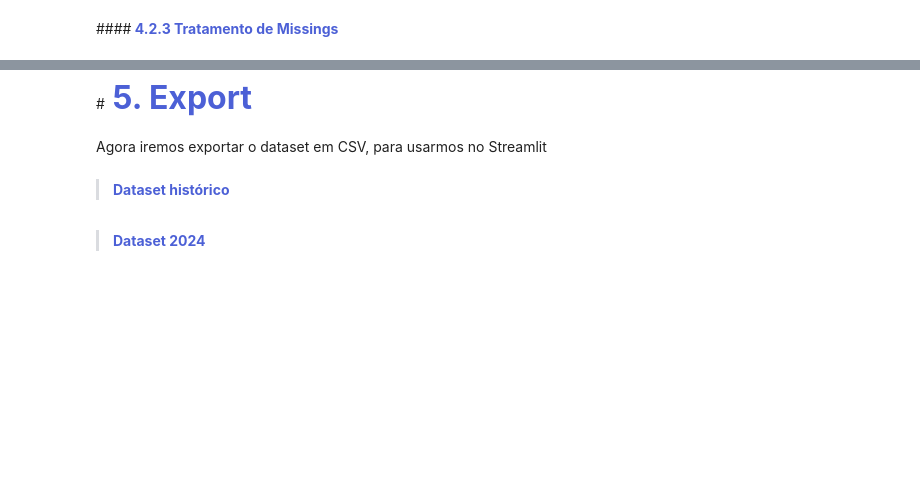
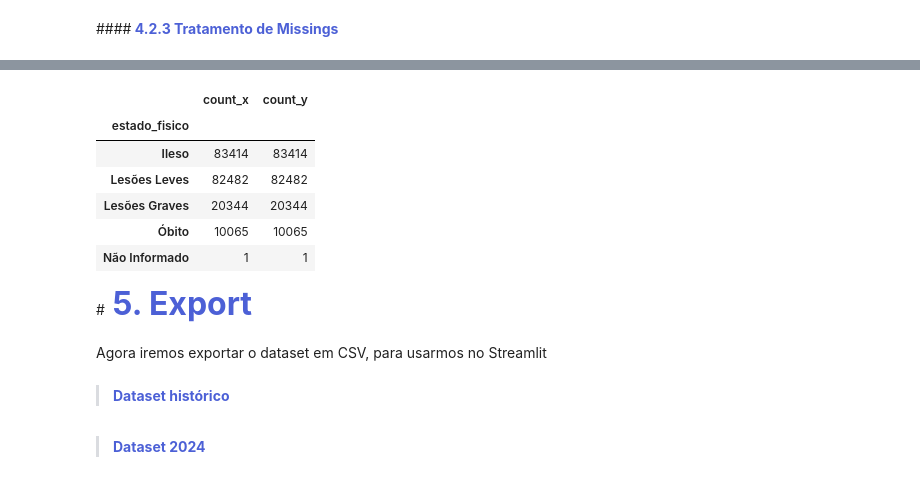
Before and after one commit to gabrielmprata/acidentes_transito, a Jupyter notebook: Acidentes_Rodoviarios_PreProc.ipynb, the cells around one changed output, grey strips where cells are left out. Cells and saved outputs as stored; diff of their text form; code cells hidden in the pictures; blank space fills up the shorter version.

```diff
--- a/Acidentes_Rodoviarios_PreProc.ipynb
+++ b/Acidentes_Rodoviarios_PreProc.ipynb
@@ -928,0 +927,6 @@ verifica_idade
+# %%
+# substituindo os NaN por 'Não Informado'
+df_pessoas['estado_fisico'].fillna('Não Informado', inplace=True)
+# %%
+aux_estado_fisico_ant = df_pessoas.estado_fisico.value_counts(dropna=False) #quantidade
+df_pessoas.estado_fisico.value_counts(dropna=False) #quantidade
@@ -928,0 +968,3 @@ verifica_idade
+# %%
+aux_estado_fisico_dep = df_pessoas.estado_fisico.value_counts(dropna=False) #quantidade
+df_pessoas.estado_fisico.value_counts(dropna=False) #quantidade
@@ -929,3 +980,14 @@ verifica_idade
+# %%
+result_nan =  pd.merge(aux_estado_fisico_ant, aux_estado_fisico_dep, left_on=['estado_fisico'], right_on=['estado_fisico'], how='left')
+result_nan
+# %% [output]
+|  | count_x | count_y |
+| estado_fisico |  |  |
+| Ileso | 83414 | 83414 |
+| Lesões Leves | 82482 | 82482 |
+| Lesões Graves | 20344 | 20344 |
+| Óbito | 10065 | 10065 |
+| Não Informado | 1 | 1 |
 # %% [markdown]
 #**<font color=#4c60d6 size="6"> 5. Export**
 # %% [markdown]
```
Also changed, not shown: parts of 13 cells of this notebook.
